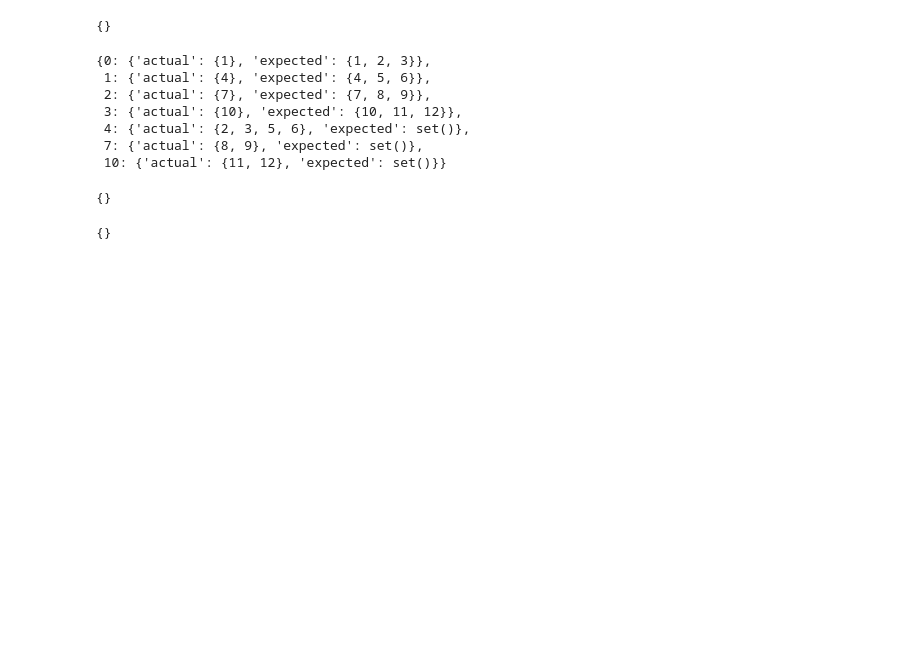
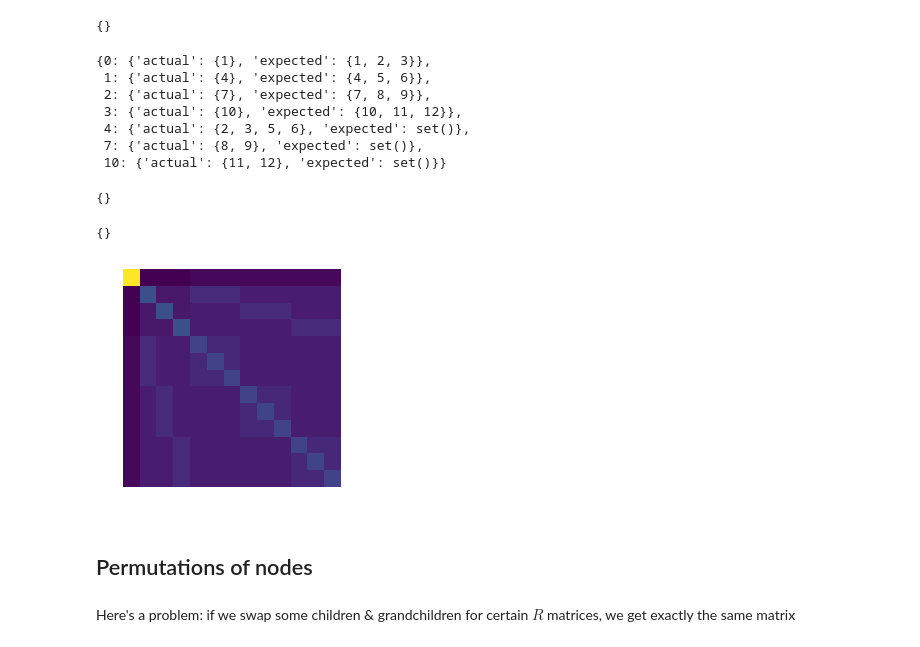
Before and after one commit to aleveren/ucsd-research, a Jupyter notebook: simple-hier-topic-model/simple-pachinko-data-sim.ipynb, the cells around one changed output. Drawn from its saved outputs; the diff is of its cells as text; code cells hidden in the pictures; blank space fills up the shorter version.

Commit message:
Add some permutation experiments

```diff
--- a/simple-hier-topic-model/simple-pachinko-data-sim.ipynb
+++ b/simple-hier-topic-model/simple-pachinko-data-sim.ipynb
@@ -574,3 +574,14 @@ graph_diff(t2, expected)
 graph_diff(t3, expected)
 # %% [output]
 {}
+# %%
+# Convert co-occurrence --> covariance
+p_node = R.sum(axis=0, keepdims=True)
+C = R - p_node.T.dot(p_node)
+niceimshow(C)
+# %% [output]
+[figure, added]
+# %% [markdown]
+## Permutations of nodes
+# %% [markdown]
+Here's a problem: if we swap some children & grandchildren for certain $R$ matrices, we get exactly the same matrix
```
Also changed, not shown: parts of 4 cells of this notebook.
